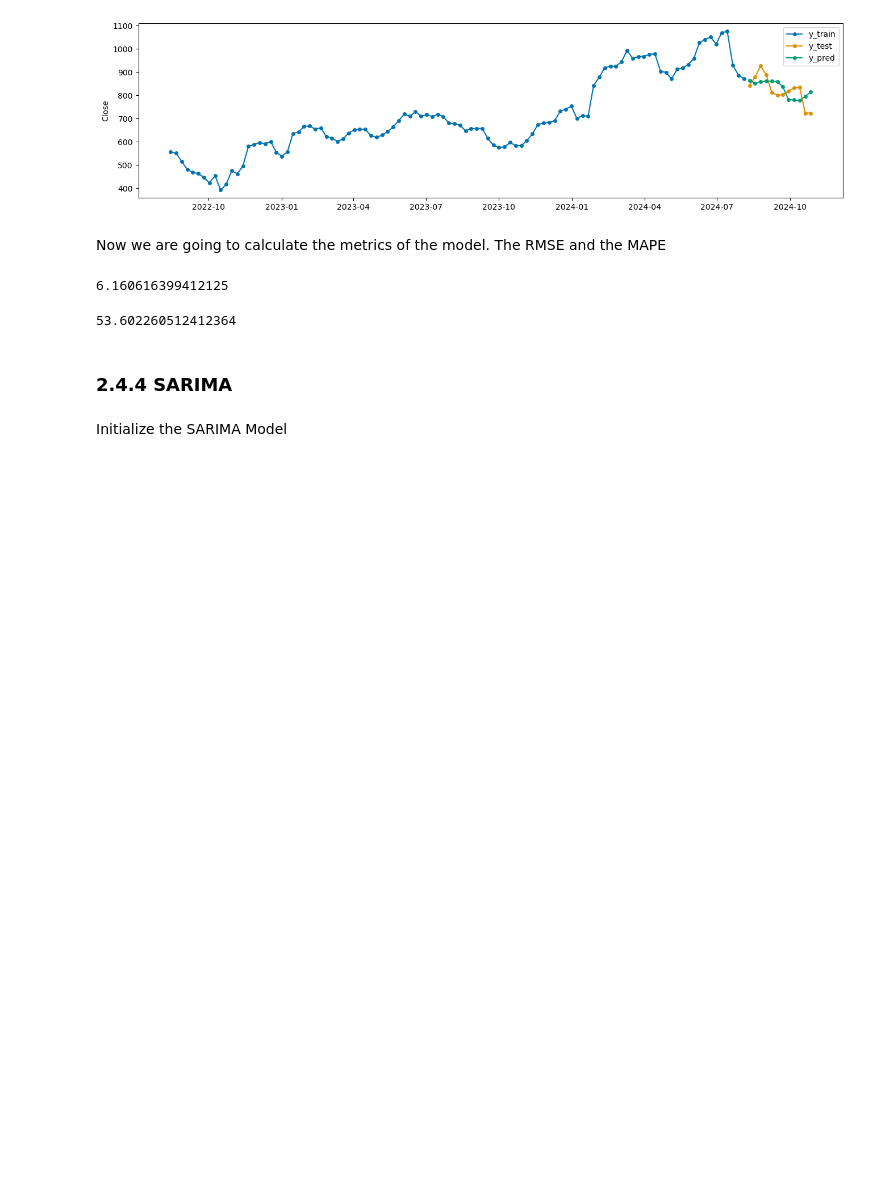
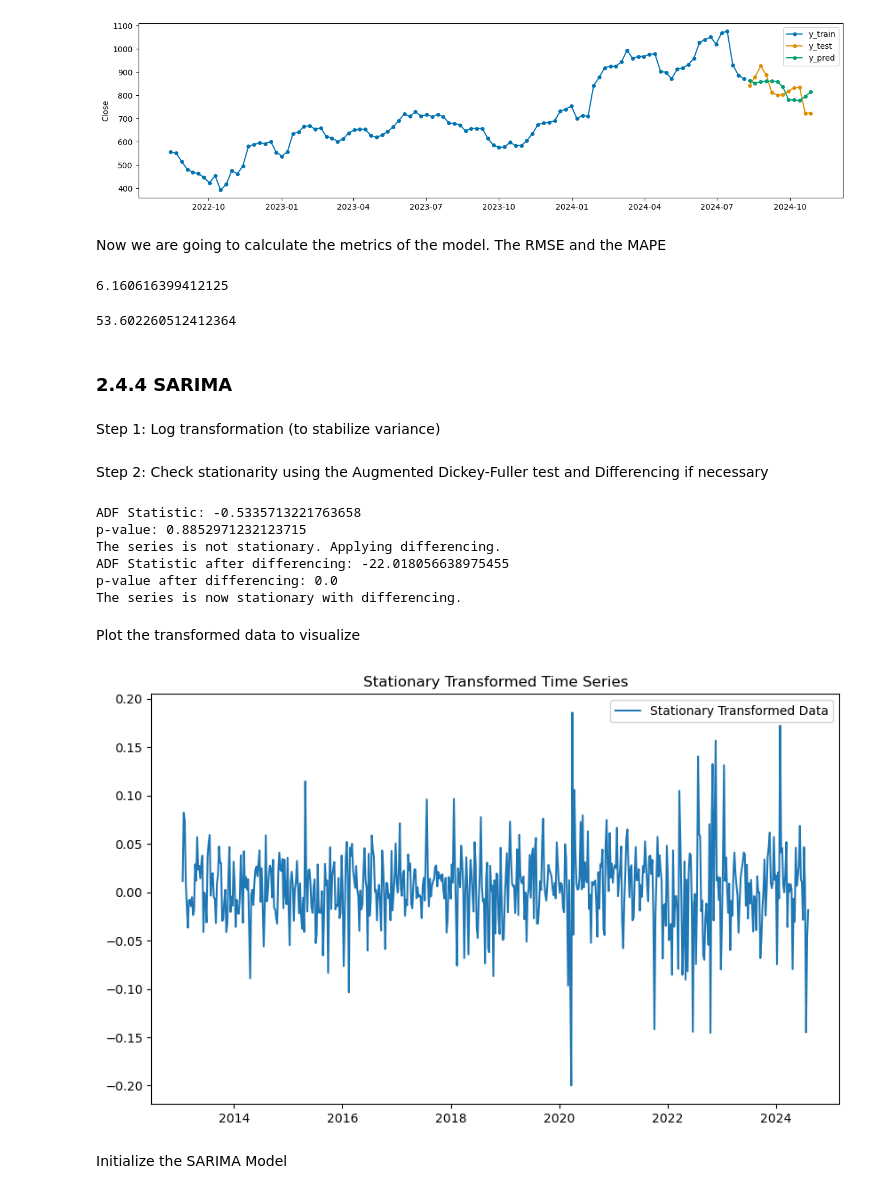
Before and after one commit to mbarriola96/stock_prices_forecasting, a Jupyter notebook: 02_forecasting.ipynb, the cells around one changed output. Saved outputs shown, nothing was run; the diff lists cells and outputs as text; code cells hidden in the pictures; blank space fills up the shorter version.

```diff
--- a/02_forecasting.ipynb
+++ b/02_forecasting.ipynb
@@ -216,3 +218,5 @@ rmse_ets_mul
 53.602260512412364
 # %% [markdown]
 ### 2.4.4 SARIMA
+# %% [markdown]
+Step 1: Log transformation (to stabilize variance)
@@ -219,3 +225,48 @@ rmse_ets_mul
+# %% [markdown]
+Step 2: Check stationarity using the Augmented Dickey-Fuller test and Differencing if necessary
+# %%
+# Augmented Dickey-Fuller test
+result = adfuller(log_train_data, autolag='AIC')
+p_value = result[1]
+print(f'ADF Statistic: {result[0]}')
+print(f'p-value: {p_value}')
+
+if p_value > 0.05:
+    print("The series is not stationary. Applying differencing.")
+    # Differencing to achieve stationarity
+    diff_log_train_data = log_train_data.diff().dropna()
+
+    # Check stationarity again after differencing
+    result_diff = adfuller(diff_log_train_data, autolag='AIC')
+    p_value_diff = result_diff[1]
+    print(f'ADF Statistic after differencing: {result_diff[0]}')
+    print(f'p-value after differencing: {p_value_diff}')
+
+    if p_value_diff > 0.05:
+        print("The series is still not stationary.")
+    else:
+        print("The series is now stationary with differencing.")
+    train_data_stationary = diff_log_train_data
+else:
+    print("The series is stationary with only log.")
+    train_data_stationary = log_train_data
+# %% [output]
+ADF Statistic: -0.5335713221763658
+p-value: 0.8852971232123715
+The series is not stationary. Applying differencing.
+ADF Statistic after differencing: -22.018056638975455
+p-value after differencing: 0.0
+The series is now stationary with differencing.
+# %% [markdown]
+Plot the transformed data to visualize
+# %%
+plt.figure(figsize=(10, 6))
+plt.plot(train_data_stationary, label='Stationary Transformed Data')
+plt.title('Stationary Transformed Time Series')
+plt.legend()
+plt.show()
+# %% [output]
+[figure, added]
 # %% [markdown]
 Initialize the SARIMA Model
 # %%
```
Also changed, not shown: parts of 20 cells of this notebook.
